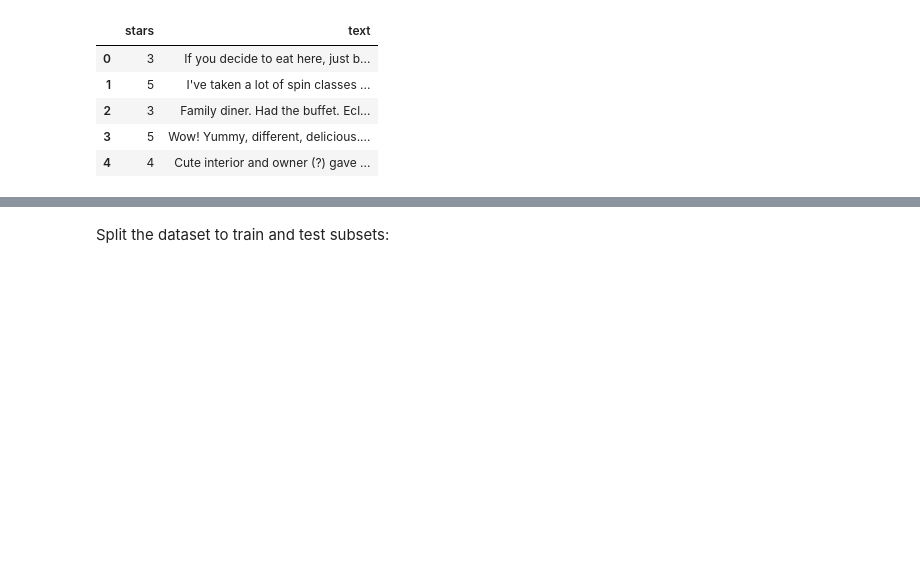
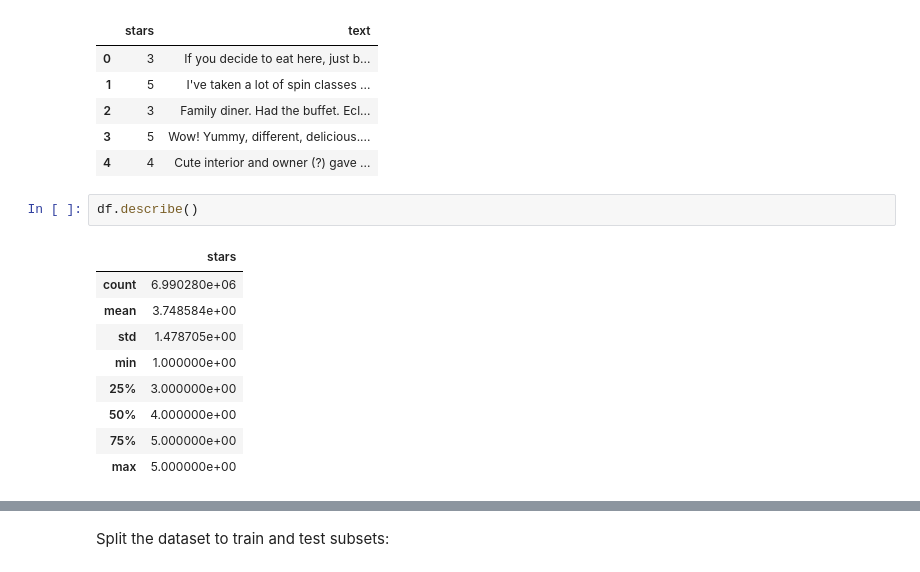
Before and after one commit to plashchynski/cm3060_nlp_midterm, a Jupyter notebook: report.ipynb, the cells around one changed output, grey strips where cells are left out. Saved outputs shown, nothing was run; the diff lists cells and outputs as text; blank space fills up the shorter version.

```diff
--- a/report.ipynb
+++ b/report.ipynb
@@ -130,3 +143,15 @@ df.head()
 | 2 | 3 | Family diner. Had the buffet. Ecl... |
 | 3 | 5 | Wow! Yummy, different, delicious.... |
 | 4 | 4 | Cute interior and owner (?) gave ... |
+# %%
+df.describe()
+# %% [output]
+|  | stars |
+| count | 6.990280e+06 |
+| mean | 3.748584e+00 |
+| std | 1.478705e+00 |
+| min | 1.000000e+00 |
+| 25% | 3.000000e+00 |
+| 50% | 4.000000e+00 |
+| 75% | 5.000000e+00 |
+| max | 5.000000e+00 |
```
Also changed, not shown: parts of 67 cells of this notebook, 1 other file.
